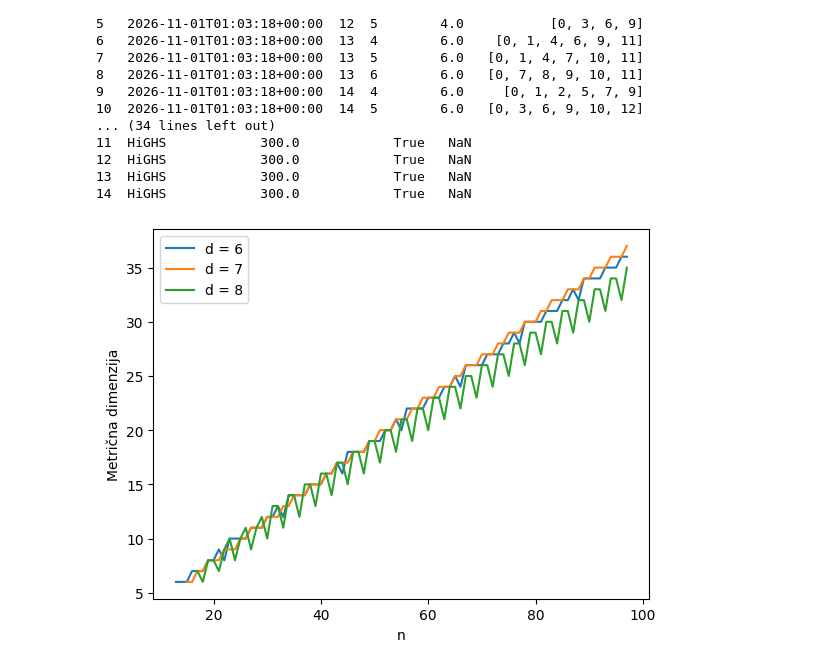
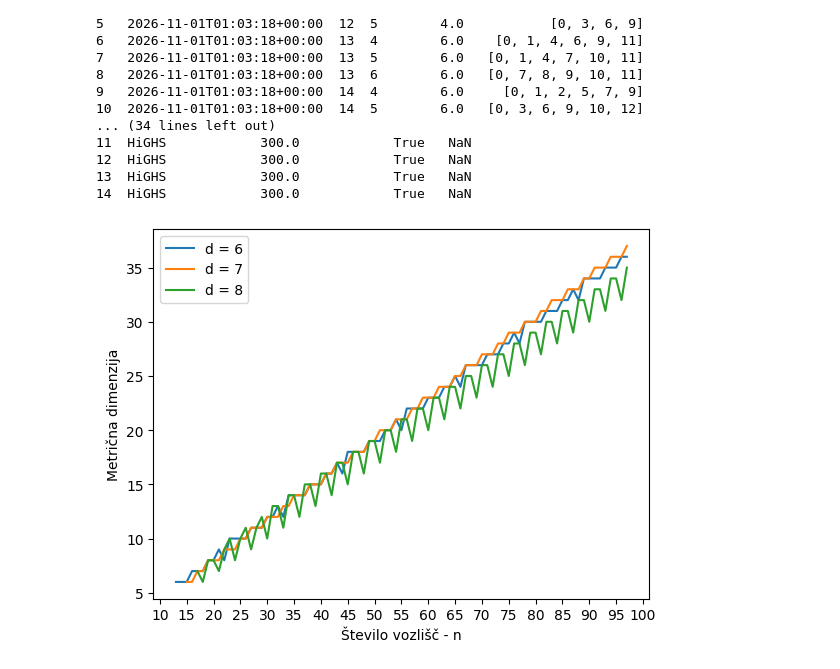
Before and after one commit to zivaheg/Metric-dimensions-of-C_n-1-2-...-n-d-, a Jupyter notebook: analiza.ipynb, the cells around one changed output. Saved outputs shown, nothing was run; the diff lists cells and outputs as text; code cells hidden in the pictures.

```diff
--- a/analiza.ipynb
+++ b/analiza.ipynb
@@ -28,15 +28,16 @@ print(podatki.head(15))
 13  HiGHS            300.0            True   NaN
 14  HiGHS            300.0            True   NaN
 # %%
-#Narišemo garf za d = 6, 7 in 8
+#Narišemo graf za d = 6, 7 in 8
 for d in [6, 7, 8]:
     izbrani = podatki[podatki["d"] == d]
     izbrani.sort_values("n")
     plt.plot(izbrani["n"], izbrani["dimension"], label = f"d = {d}")
 
-plt.xlabel("n")
+plt.xlabel("Število vozlišč - n")
 plt.ylabel("Metrična dimenzija")
+plt.xticks(range(10, 105, 5))
 plt.legend()
 plt.show()
 # %% [output]
-[figure, old version]
+[figure, new version]
```
Also changed, not shown: parts of 4 cells of this notebook.
